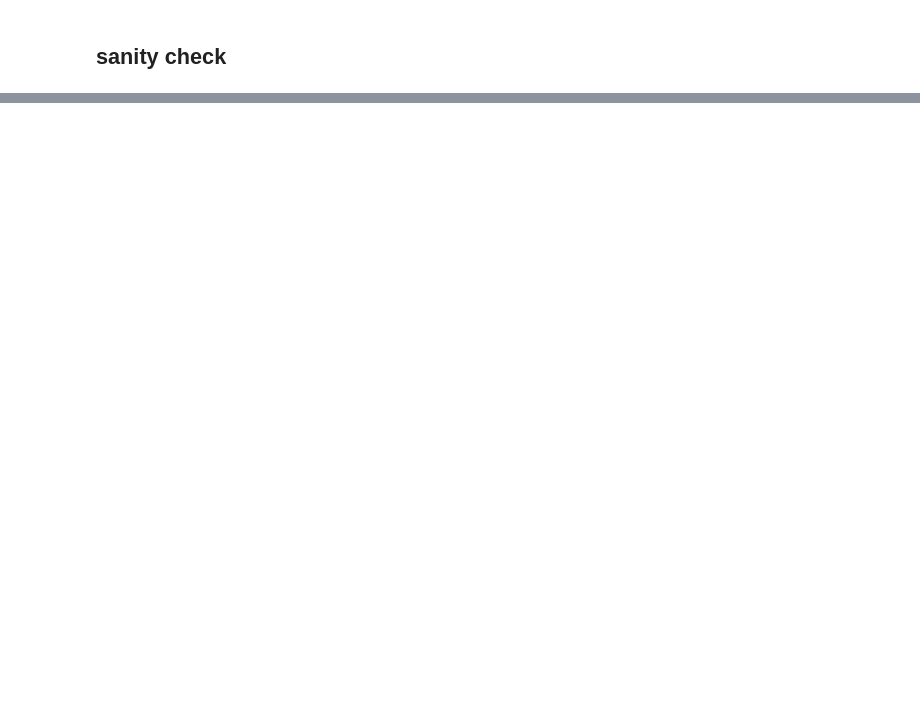
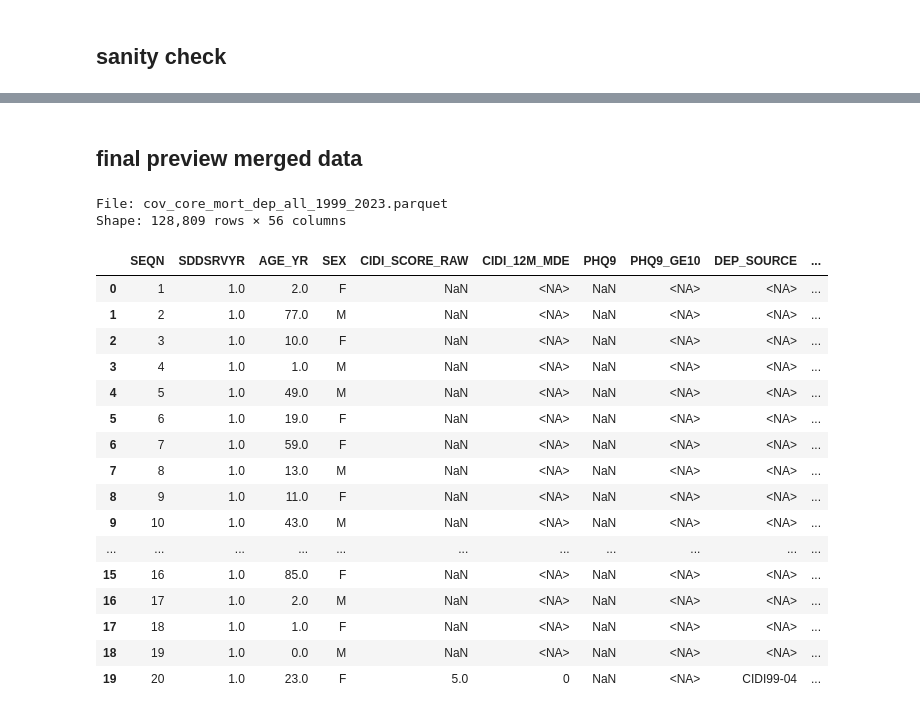
Before and after one commit to amydsy/sdoh-mediation-analysis, a Jupyter notebook: 04_link_depression.ipynb, the cells around one changed output, grey strips where cells are left out. Drawn from its saved outputs; the diff is of its cells as text; code cells hidden in the pictures; blank space fills up the shorter version.

Commit message:
Update:depression 99-04 05-23  missingness checks, and merged table preview done, seem worked

```diff
--- a/04_link_depression.ipynb
+++ b/04_link_depression.ipynb
@@ -963,0 +693,49 @@ CIDI present 99–04: 2217
+# %% [markdown]
+## final preview merged data
+# %%
+# Preview the merged table (first 20 rows)
+
+# If needed, install a parquet engine (uncomment one of these):
+# %pip install pyarrow --quiet
+# %pip install fastparquet --quiet
+
+from pathlib import Path
+import pandas as pd
+
+p_all = Path("/Users/dengshuyue/Desktop/SDOH/analysis/output/cov_core_mort_dep_all_1999_2023.parquet")
+df = pd.read_parquet(p_all)  # uses pyarrow or fastparquet if installed
+
+print(f"File: {p_all.name}")
+print(f"Shape: {df.shape[0]:,} rows × {df.shape[1]:,} columns")
+
+# Pick useful columns if present
+cols = [
+    "SEQN","SDDSRVYR","AGE_YR","SEX",
+    "CIDI_SCORE_RAW","CIDI_12M_MDE",
+    "PHQ9","PHQ9_GE10",
+    "DEP_SOURCE","DEP_HARMONIZED",
+    "WTSCI2YR","WTMEC2YR"
+]
+show = [c for c in cols if c in df.columns]
+
+display(df.loc[:, show].head(20))
+# %% [output]
+File: cov_core_mort_dep_all_1999_2023.parquet
+Shape: 128,809 rows × 56 columns
+|  | SEQN | SDDSRVYR | AGE_YR | SEX | CIDI_SCORE_RAW | CIDI_12M_MDE | PHQ9 | PHQ9_GE10 | DEP_SOURCE | ... |
+| 0 | 1 | 1.0 | 2.0 | F | NaN | <NA> | NaN | <NA> | <NA> | ... |
+| 1 | 2 | 1.0 | 77.0 | M | NaN | <NA> | NaN | <NA> | <NA> | ... |
+| 2 | 3 | 1.0 | 10.0 | F | NaN | <NA> | NaN | <NA> | <NA> | ... |
+| 3 | 4 | 1.0 | 1.0 | M | NaN | <NA> | NaN | <NA> | <NA> | ... |
+| 4 | 5 | 1.0 | 49.0 | M | NaN | <NA> | NaN | <NA> | <NA> | ... |
+| 5 | 6 | 1.0 | 19.0 | F | NaN | <NA> | NaN | <NA> | <NA> | ... |
+| 6 | 7 | 1.0 | 59.0 | F | NaN | <NA> | NaN | <NA> | <NA> | ... |
+| 7 | 8 | 1.0 | 13.0 | M | NaN | <NA> | NaN | <NA> | <NA> | ... |
+| 8 | 9 | 1.0 | 11.0 | F | NaN | <NA> | NaN | <NA> | <NA> | ... |
+| 9 | 10 | 1.0 | 43.0 | M | NaN | <NA> | NaN | <NA> | <NA> | ... |
+| ... | ... | ... | ... | ... | ... | ... | ... | ... | ... | ... |
+| 15 | 16 | 1.0 | 85.0 | F | NaN | <NA> | NaN | <NA> | <NA> | ... |
+| 16 | 17 | 1.0 | 2.0 | M | NaN | <NA> | NaN | <NA> | <NA> | ... |
+| 17 | 18 | 1.0 | 1.0 | F | NaN | <NA> | NaN | <NA> | <NA> | ... |
+| 18 | 19 | 1.0 | 0.0 | M | NaN | <NA> | NaN | <NA> | <NA> | ... |
+| 19 | 20 | 1.0 | 23.0 | F | 5.0 | 0 | NaN | <NA> | CIDI99-04 | ... |
```
Also changed, not shown: parts of 37 cells of this notebook.
